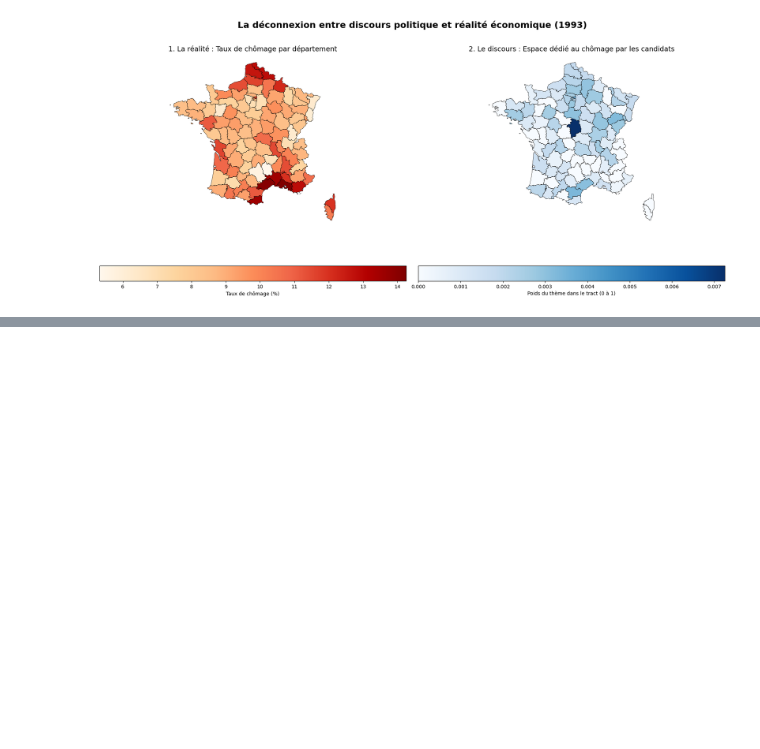
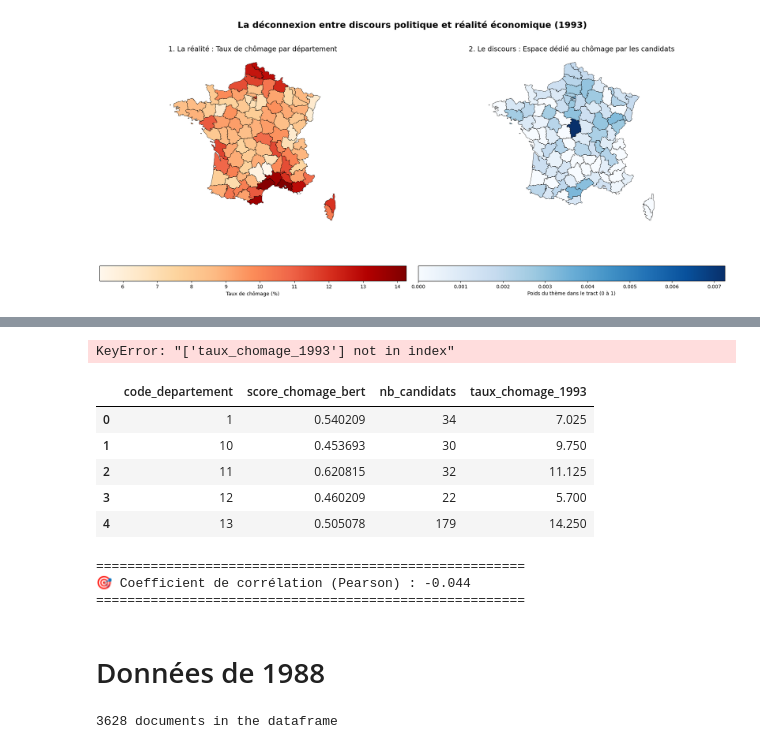
Before and after one commit to plemvan/ManifestoTopicModeling, a Jupyter notebook: notebook/main.ipynb, the cells around one changed output, grey strips where cells are left out. Saved outputs shown, nothing was run; the diff lists cells and outputs as text; code cells hidden in the pictures; blank space fills up the shorter version.

```diff
--- a/notebook/main.ipynb
+++ b/notebook/main.ipynb
@@ -577,0 +634,14 @@ Téléchargement du fond de carte de la France...
+# %%
+# 1. On calcule la moyenne du score BERT par département
+# reset_index() est important pour que 'code_departement' redevienne une colonne et non l'index
+df_dept_moyenne = df_bert.groupby('code_departement')['score_chomage_bert'].mean().reset_index()
+
+# 2. Optionnel : On peut aussi compter combien de candidats on a par département
+# (Utile pour savoir si notre moyenne est solide ou basée sur 1 seul texte)
+df_counts = df_bert.groupby('code_departement')['filename'].count().reset_index().rename(columns={'filename': 'nb_candidats'})
+
+# 3. Fusion de la moyenne et du compte
+df_dept_final = pd.merge(df_dept_moyenne, df_counts, on='code_departement')
+
+print("--- APERÇU DES SCORES PAR DÉPARTEMENT ---")
+print(df_dept_final.sort_values(by='score_chomage_bert', ascending=False).head(50))
@@ -577,0 +666,33 @@ Téléchargement du fond de carte de la France...
+# %%
+# On part du principe que ton tableau INSEE s'appelle df_insee_1993
+# et qu'il contient 'code_departement' et 'taux_chomage_1993'
+
+df_global = pd.merge(
+    df_dept_final,
+    df_final[['code_departement', 'taux_chomage_1993']],
+    on='code_departement',
+    how='inner'
+)
+
+print(f"\n✅ Fusion réussie ! Nous avons {len(df_global)} départements complets.")
+# %% [output]
+KeyError: "['taux_chomage_1993'] not in index"
+# %%
+df_global.head()
+# %% [output]
+|  | code_departement | score_chomage_bert | nb_candidats | taux_chomage_1993 |
+| 0 | 1 | 0.540209 | 34 | 7.025 |
+| 1 | 10 | 0.453693 | 30 | 9.750 |
+| 2 | 11 | 0.620815 | 32 | 11.125 |
+| 3 | 12 | 0.460209 | 22 | 5.700 |
+| 4 | 13 | 0.505078 | 179 | 14.250 |
+# %%
+correlation = df_global['score_chomage_bert'].corr(df_global['taux_chomage_1993'])
+
+print("\n" + "="*55)
+print(f"🎯 Coefficient de corrélation (Pearson) : {correlation:.3f}")
+print("="*55)
+# %% [output]
+=======================================================
+🎯 Coefficient de corrélation (Pearson) : -0.044
+=======================================================
@@ -577,0 +751,22 @@ Téléchargement du fond de carte de la France...
+# %% [markdown]
+# Données de 1988
+# %%
+# Path
+path = Path("../data/raw/text_files/1988/legislatives")
+documents = []
+
+# To get all .txt files in the folder and read their content
+for file in path.glob("*.txt"):
+    try:
+        texte = file.read_text(encoding='utf-8', errors='ignore')
+        documents.append({
+            "filename": file.name,
+            "texte_brut": texte})
+    except Exception as e:
+        print(f"Error with {file.name} : {e}")
+
+
+df = pd.DataFrame(documents)
+print(f"{len(df)} documents in the dataframe")
+# %% [output]
+3628 documents in the dataframe
```
Also changed, not shown: parts of 14 cells of this notebook.
